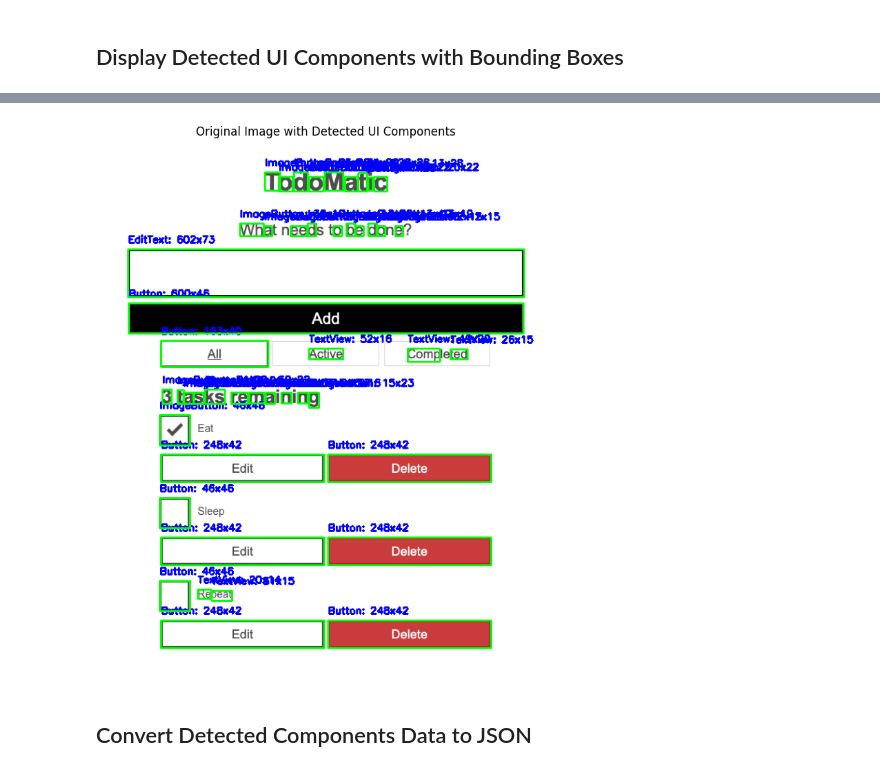
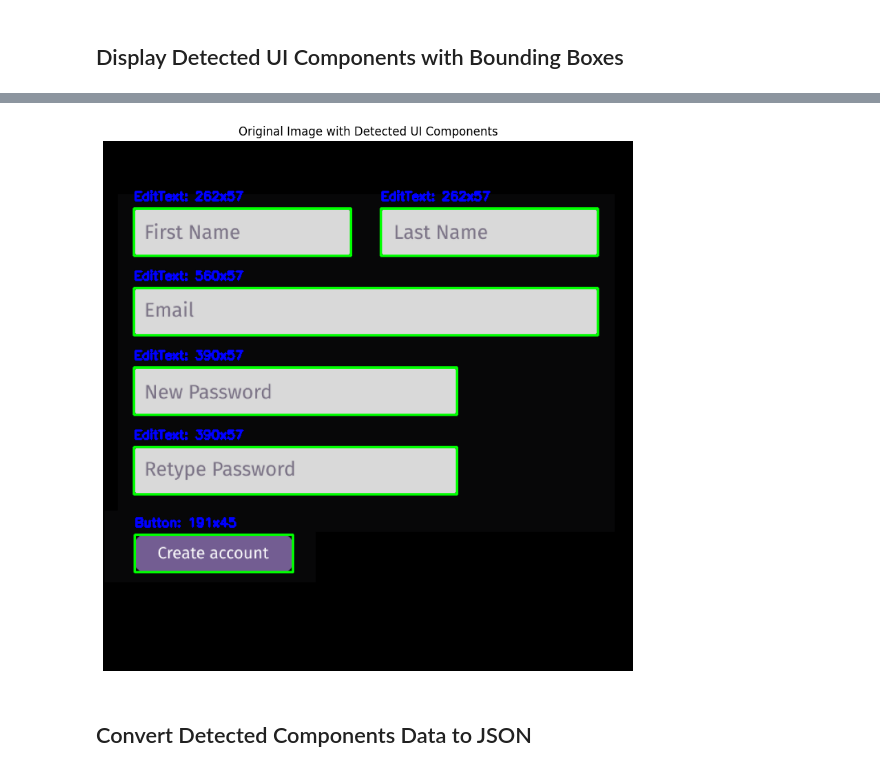
Before and after one commit to namithajosf/openui, a Jupyter notebook: openui.ipynb, the cells around one changed output, grey strips where cells are left out. Cells and saved outputs as stored; diff of their text form; code cells hidden in the pictures.

Commit message:
Kaggle Notebook | OpenUI | Version 1

```diff
--- a/openui.ipynb
+++ b/openui.ipynb
@@ -97,6 +100,30 @@ def load_data(folder_path):
 
 
     return images, class_labels, encoded_labels, encoder
+# %%
+def load_data(folder_path):
+    # Load images
+    images = load_and_preprocess_images(folder_path)
+    # Extract labels
+    class_labels = extract_labels_from_filenames(folder_path)
+    # Encode labels
+    encoder = LabelEncoder()
+    encoded_labels = encoder.fit_transform(class_labels)
+    num_classes = len(encoder.classes_)
+
+    print(f"Loaded {len(images)} images with shape: {images.shape}")
+    print(f"Encoded labels: {encoded_labels}")
+    print(f"Unique classes: {encoder.classes_}")
+    print(f"Number of unique classes: {num_classes}")
+    print(f"Length of encoded_labels: {len(encoded_labels)}")
+
+    # Save the encoder when processing training data
+    if 'Training' in folder_path:  # Only save when processing training data
+        with open('label_encoder.pkl', 'wb') as f:
+            pickle.dump(encoder, f)
+        print("Label encoder saved successfully!")
+
+    return images, class_labels, encoded_labels, encoder
 # %% [markdown]
 ## Load training data
 # %%
@@ -433,7 +475,7 @@ def classify_ui_components(image_path, model, encoder):
 # %% [markdown]
 ## Display Detected UI Components with Bounding Boxes
 # %%
-image_path = '/kaggle/input/test-images/images/todo.png'
+image_path = '/kaggle/input/test-image-final/signup-login.png'
 predicted_labels, detected_components, processed_image = classify_ui_components(image_path, model, label_encoder)
 # Display the Original Image with Bounding Boxes, Labels, and Dimensions
 if processed_image is not None:
@@ -474,4 +516,4 @@ else:
-[figure, old version]
+[figure, new version]
 # %% [markdown]
 ## Convert Detected Components Data to JSON
 # %%
```
Also changed, not shown: parts of 14 cells of this notebook.
